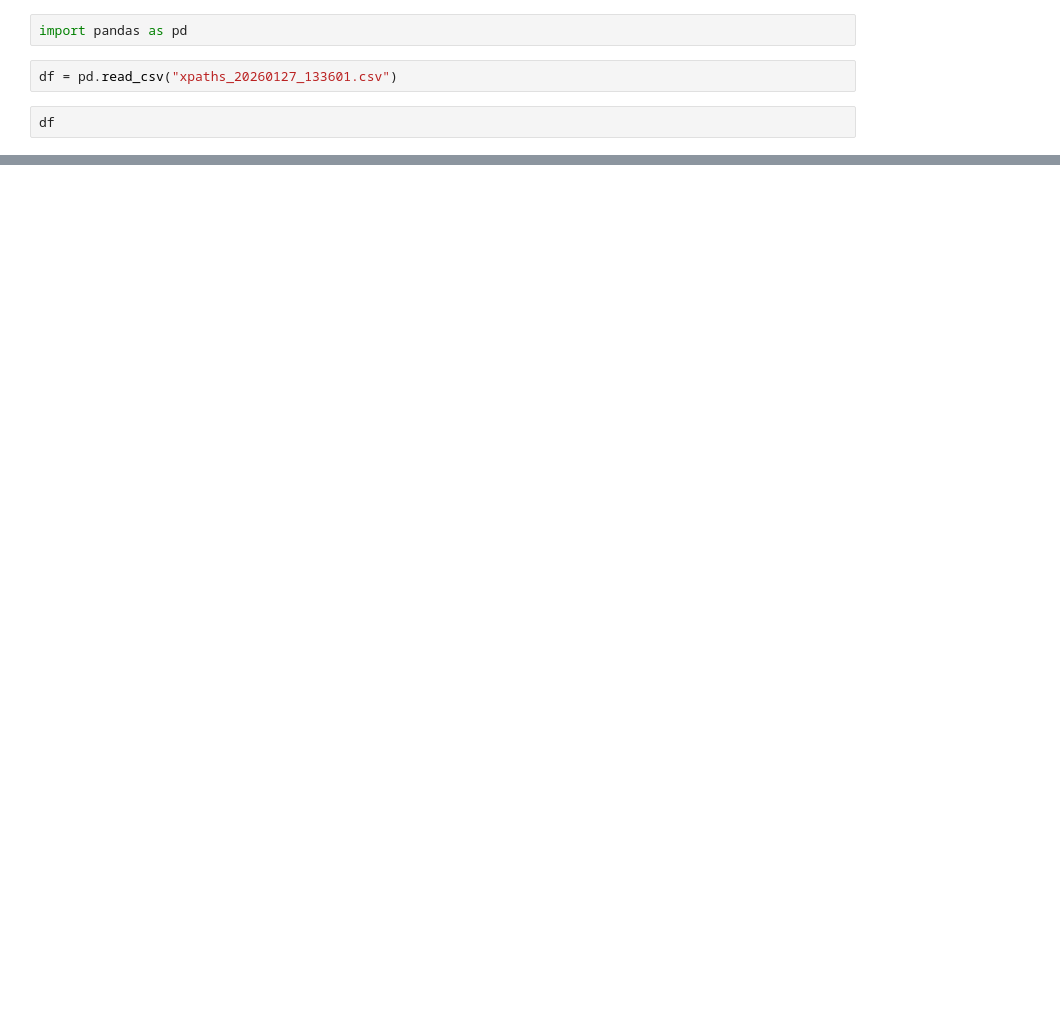
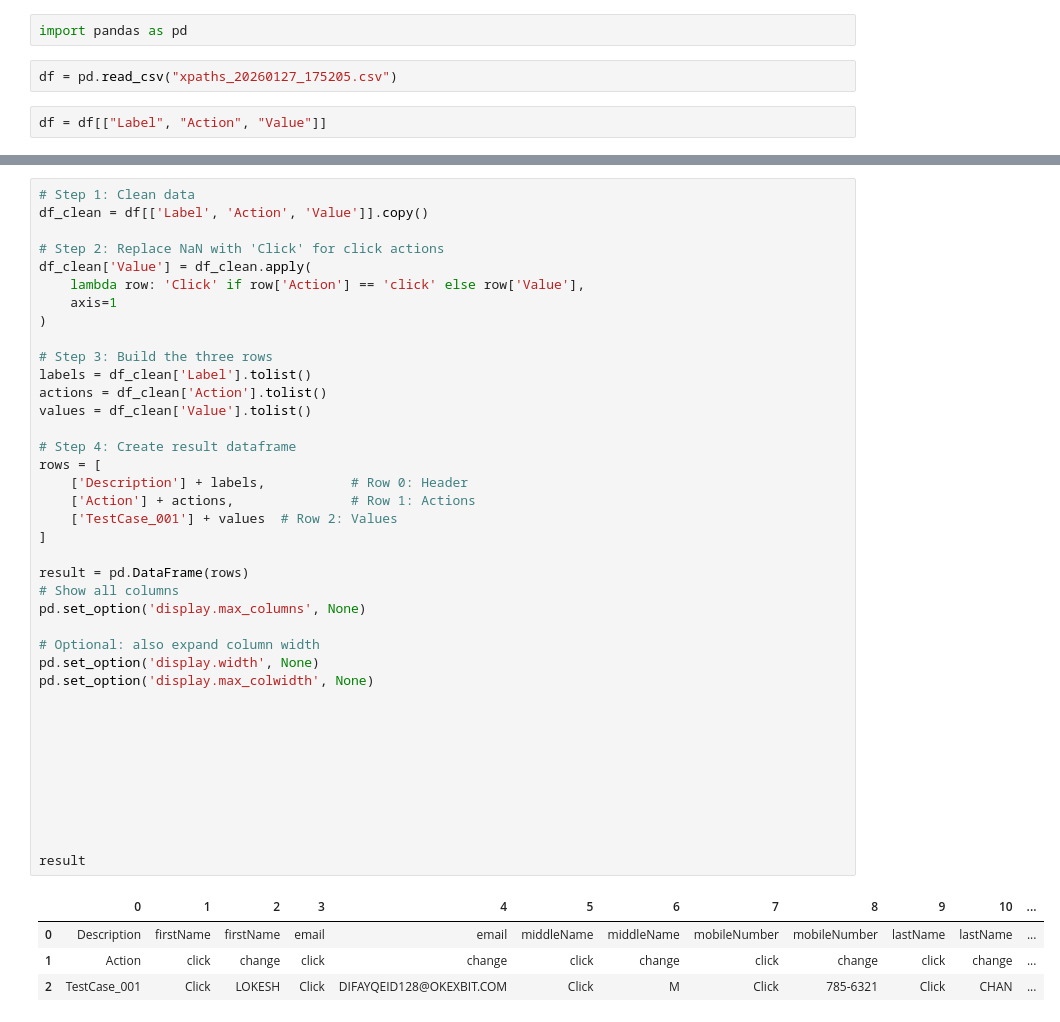
Before and after one commit to prakyath-ux/automatic_xpath, a Jupyter notebook: version4_QA/test.ipynb, the cells around one changed output, grey strips where cells are left out. Cells and saved outputs as stored; diff of their text form; blank space fills up the shorter version.

```diff
--- a/version4_QA/test.ipynb
+++ b/version4_QA/test.ipynb
@@ -1,6 +1,6 @@
 # %%
 import pandas as pd
 # %%
-df = pd.read_csv("xpaths_20260127_133601.csv")
+df = pd.read_csv("xpaths_20260127_175205.csv")
 # %%
-df
+df = df[["Label", "Action", "Value"]]
@@ -24,0 +23,44 @@ df
+# %%
+# Step 1: Clean data
+df_clean = df[['Label', 'Action', 'Value']].copy()
+
+# Step 2: Replace NaN with 'Click' for click actions
+df_clean['Value'] = df_clean.apply(
+    lambda row: 'Click' if row['Action'] == 'click' else row['Value'],
+    axis=1
+)
+
+# Step 3: Build the three rows
+labels = df_clean['Label'].tolist()
+actions = df_clean['Action'].tolist()
+values = df_clean['Value'].tolist()
+
+# Step 4: Create result dataframe
+rows = [
+    ['Description'] + labels,           # Row 0: Header
+    ['Action'] + actions,               # Row 1: Actions
+    ['TestCase_001'] + values  # Row 2: Values
+]
+
+result = pd.DataFrame(rows)
+# Show all columns
+pd.set_option('display.max_columns', None)
+
+# Optional: also expand column width
+pd.set_option('display.width', None)
+pd.set_option('display.max_colwidth', None)
+
+
+
+
+
+
+
+
+
+result
+# %% [output]
+|  | 0 | 1 | 2 | 3 | 4 | 5 | 6 | 7 | 8 | 9 | 10 | ... |
+| 0 | Description | firstName | firstName | email | email | middleName | middleName | mobileNumber | mobileNumber | lastName | lastName | ... |
+| 1 | Action | click | change | click | change | click | change | click | change | click | change | ... |
+| 2 | TestCase_001 | Click | LOKESH | Click | DIFAYQEID128@OKEXBIT.COM | Click | M | Click | 785-6321 | Click | CHAN | ... |
```
Also changed, not shown: parts of 2 cells of this notebook, 8 other files.
